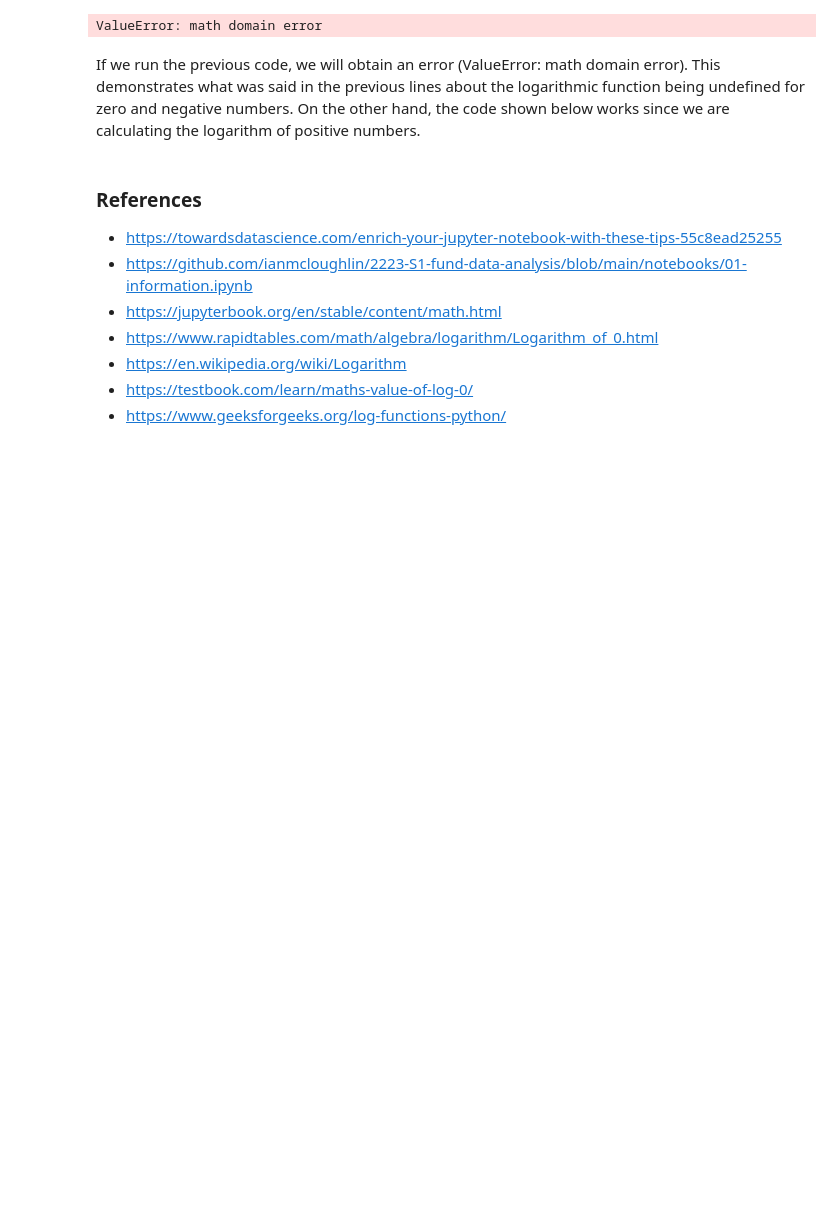
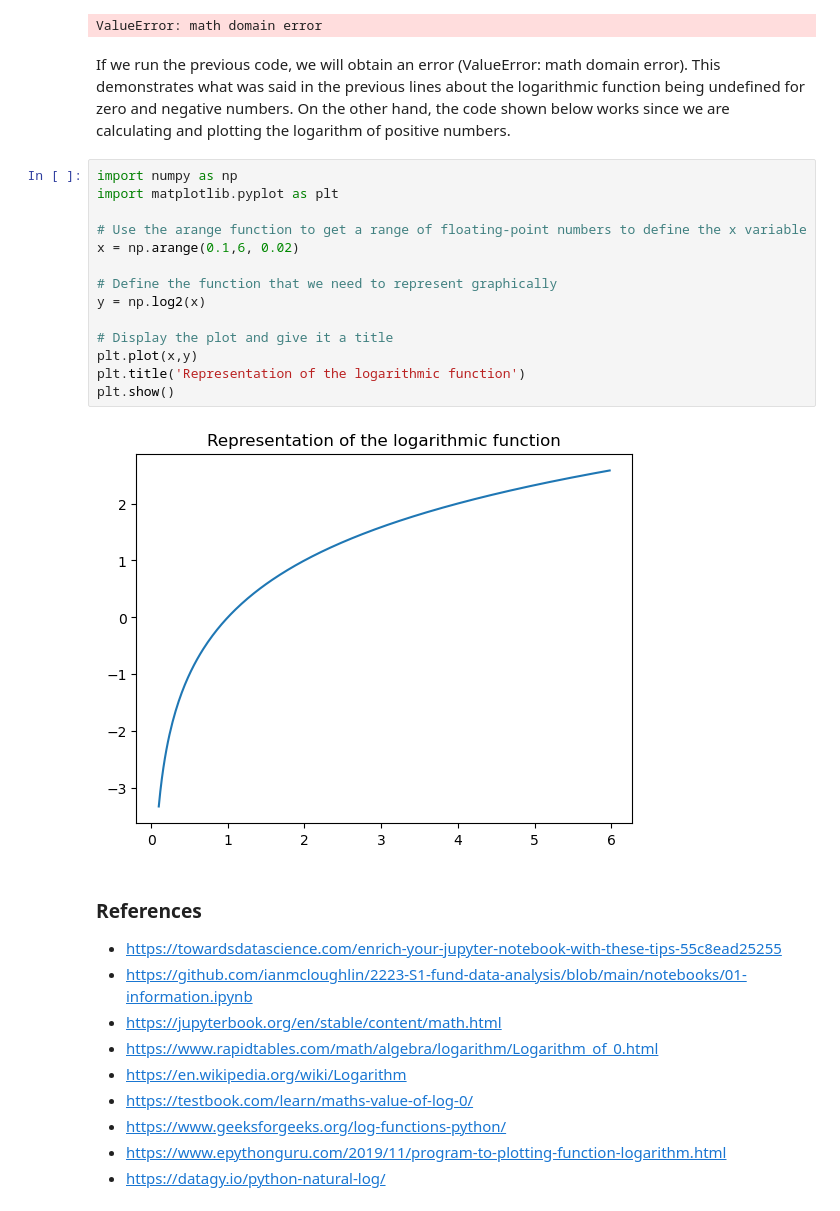
Before and after one commit to Rita-op/funddata-assessment, a Jupyter notebook: practicals/01-information-exercises.ipynb, the cells around one changed output. Saved outputs shown, nothing was run; the diff lists cells and outputs as text; blank space fills up the shorter version.

```diff
--- a/practicals/01-information-exercises.ipynb
+++ b/practicals/01-information-exercises.ipynb
@@ -199,7 +199,23 @@ print(math.log2(-4))
 # %% [output]
 ValueError: math domain error
 # %% [markdown]
-If we run the previous code, we will obtain an error (ValueError: math domain error). This demonstrates what was said in the previous lines about the logarithmic function being undefined for zero and negative numbers. On the other hand, the code shown below works since we are calculating the logarithm of positive numbers.
+If we run the previous code, we will obtain an error (ValueError: math domain error). This demonstrates what was said in the previous lines about the logarithmic function being undefined for zero and negative numbers. On the other hand, the code shown below works since we are calculating and plotting the logarithm of positive numbers.
+# %%
+import numpy as np
+import matplotlib.pyplot as plt
+
+# Use the arange function to get a range of floating-point numbers to define the x variable
+x = np.arange(0.1,6, 0.02)
+
+# Define the function that we need to represent graphically
+y = np.log2(x)
+
+# Display the plot and give it a title
+plt.plot(x,y)
+plt.title('Representation of the logarithmic function')
+plt.show()
+# %% [output]
+[figure, added]
 # %% [markdown]
 ### References
 
@@ -210,3 +226,5 @@ If we run the previous code, we will obtain an error (ValueError: math domain er
 - https://en.wikipedia.org/wiki/Logarithm
 - https://testbook.com/learn/maths-value-of-log-0/
 - https://www.geeksforgeeks.org/log-functions-python/
+- https://www.epythonguru.com/2019/11/program-to-plotting-function-logarithm.html
+- https://datagy.io/python-natural-log/
```
